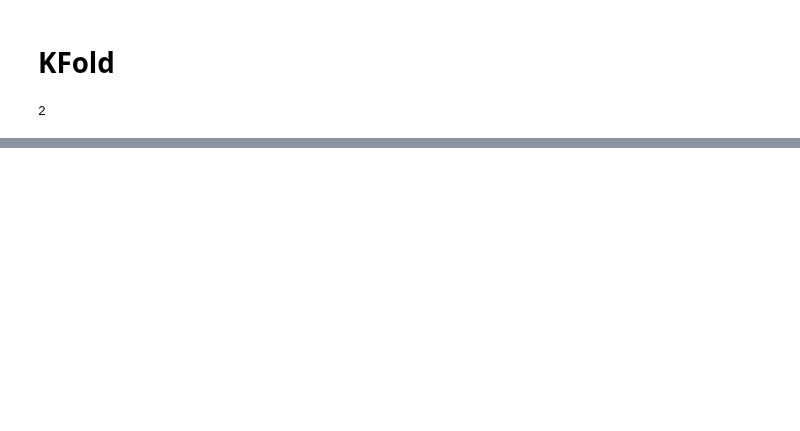
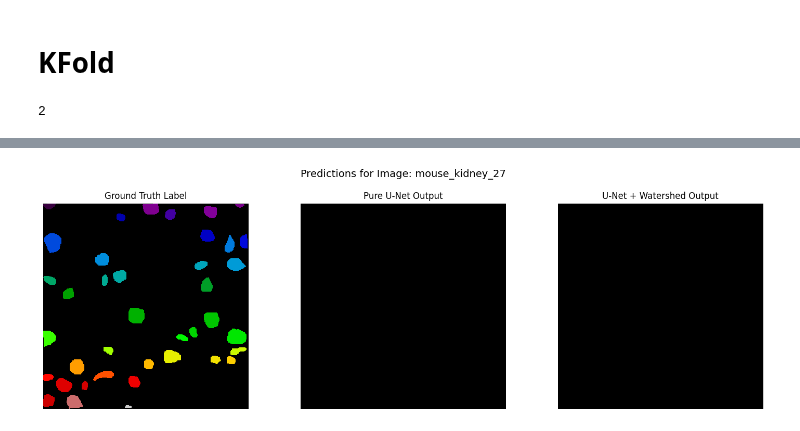
Before and after one commit to nishalahmedpk/NuInsSeg, a Jupyter notebook: dualdecoderunet.ipynb, the cells around one changed output, grey strips where cells are left out. Drawn from its saved outputs; the diff is of its cells as text; code cells hidden in the pictures; blank space fills up the shorter version.

```diff
--- a/dualdecoderunet.ipynb
+++ b/dualdecoderunet.ipynb
@@ -140,7 +367,7 @@ def dual_decoder_unet_binary(IMG_CHANNELS, LearnRate):
 opts = {}
 opts['number_of_channel'] = 3
 opts['treshold'] = 0.5
-opts['epoch_num'] = 5 #120
+opts['epoch_num'] = 120
 opts['quick_run'] = 1
 opts['batch_size'] = 8
 opts['random_seed_num'] = 19
@@ -241,6 +469,9 @@ kf.get_n_splits(img_path)
 2
 # %%
 ## Data Generator Needed not to run out of
+def get_id_from_file_path(file_path, indicator):
+    return file_path.split(os.path.sep)[-1].replace(indicator, '')
+
 def chunker(seq, seq2, seq3, size):
     return ([seq[pos:pos + size], seq2[pos:pos + size], seq3[pos:pos + size]] for pos in range(0, len(seq), size))
 
@@ -532,0 +948,54 @@ plt.show()
+# %%
+import matplotlib.pyplot as plt
+from skimage.io import imread
+
+# --- Configuration (Set these variables based on your environment) ---
+# NOTE: The predictions must already be saved by the previous code!
+
+# Assuming 'val_len' was the last index processed or you choose a specific index (e.g., 0)
+val_index_to_view = 0
+test_name = get_id_from_file_path(test_img[val_index_to_view], '.png')
+
+# Assuming opts['result_save_path'] is defined as in your code
+# Replace this with the actual base path if 'opts' is not accessible
+BASE_SAVE_PATH = opts['result_save_path']
+
+# Define paths to the saved images
+GT_LABEL = validation_set_label[val_index_to_view]
+UNET_PATH = BASE_SAVE_PATH + 'validation/unet/{}.png'.format(test_name)
+WS_PATH = BASE_SAVE_PATH + 'validation/watershed_unet/{}.png'.format(test_name)
+
+# --- Load the saved predictions ---
+try:
+    unet_pred = imread(UNET_PATH)
+    ws_pred = imread(WS_PATH)
+except FileNotFoundError:
+    print("Error: Prediction files not found. Ensure the previous code ran and saved the files correctly.")
+    # Fallback/Debug: You might try displaying the final in-memory variables if available
+    # print("Attempting to show in-memory variables...")
+    # unet_pred = output_raw # Only works if run right after the loop
+    # ws_pred = output_watershed
+
+    # If using in-memory variables, ensure you remap them again:
+    # unet_pred = remap_label(unet_pred)
+    # ws_pred = remap_label(ws_pred)
+    # GT_LABEL = remap_label(validation_set_label[val_index_to_view])
+
+
+# --- Visualization ---
+
+fig, axes = plt.subplots(1, 3, figsize=(15, 5))
+titles = ["Ground Truth Label", "Pure U-Net Output", "U-Net + Watershed Output"]
+images = [GT_LABEL, unet_pred, ws_pred]
+
+for ax, img, title in zip(axes, images, titles):
+    # Use 'viridis' colormap for labeled images to distinguish instances
+    ax.imshow(img, cmap='nipy_spectral', interpolation='none')
+    ax.set_title(title, fontsize=12)
+    ax.axis('off')
+
+plt.suptitle(f"Predictions for Image: {test_name}", fontsize=14)
+plt.tight_layout(rect=[0, 0.03, 1, 0.95]) # Adjust for suptitle
+plt.show()
+# %% [output]
+[figure, added]
```
Also changed, not shown: parts of 11 cells of this notebook.
